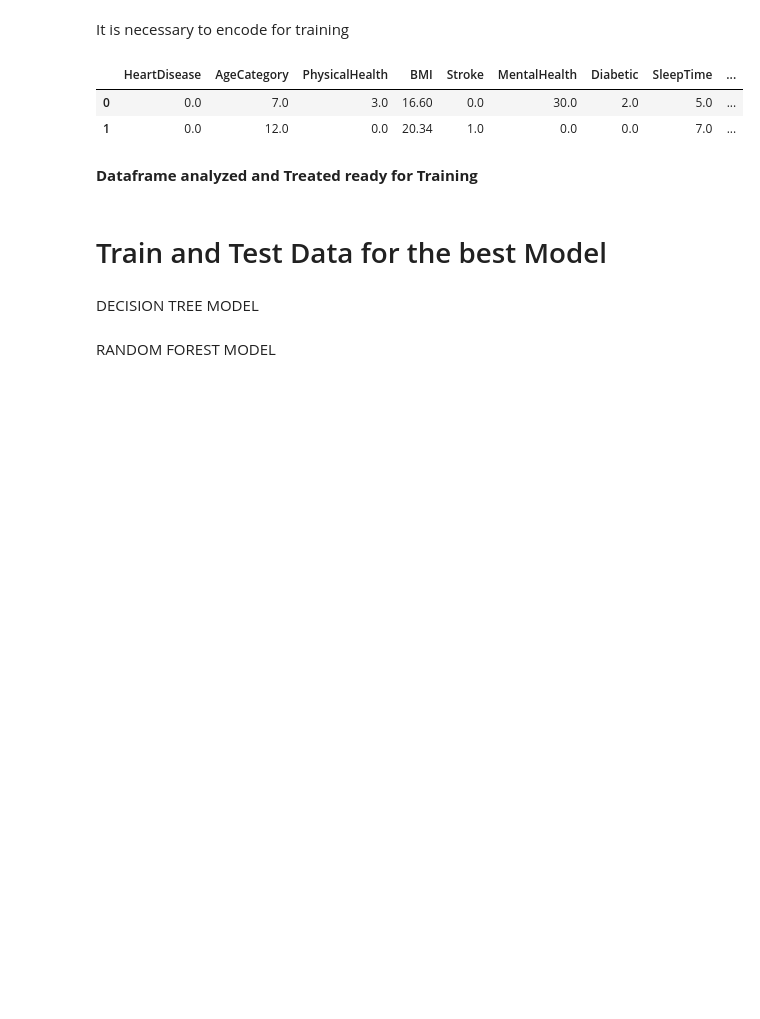
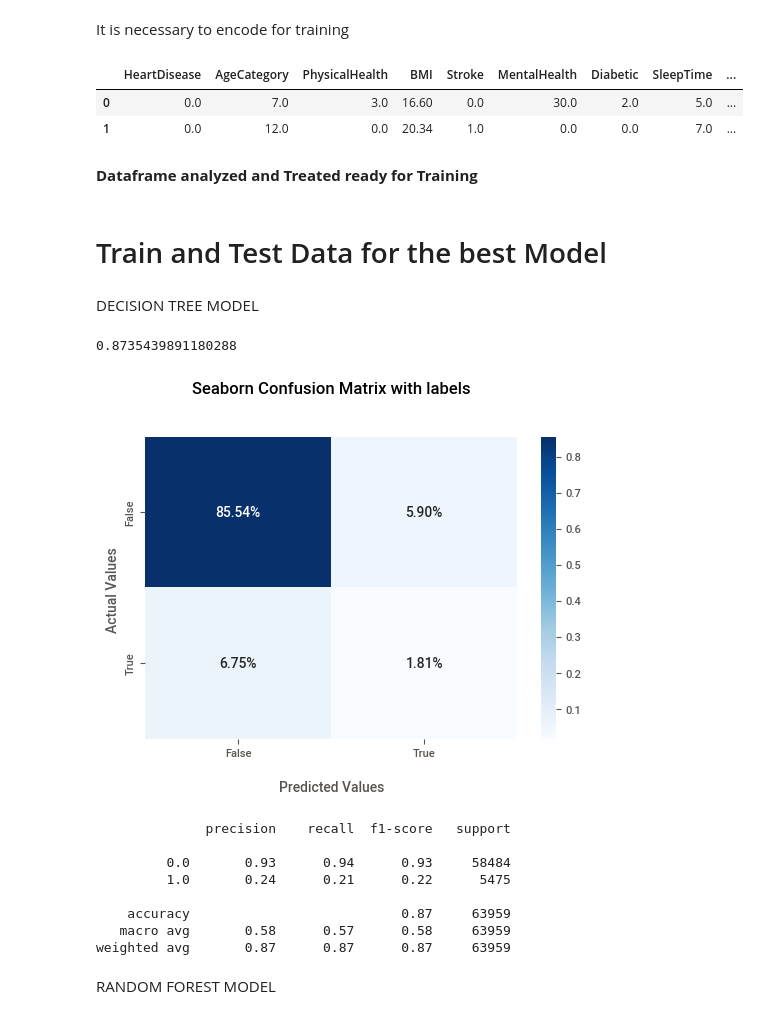
Before and after one commit to Cepeda-R/Data-Science, a Jupyter notebook: HeartDisease.ipynb, the cells around one changed output. Cells and saved outputs as stored; diff of their text form; code cells hidden in the pictures; blank space fills up the shorter version.

```diff
--- a/HeartDisease.ipynb
+++ b/HeartDisease.ipynb
@@ -477,22 +478,45 @@ from sklearn.metrics import confusion_matrix
 from sklearn.metrics import classification_report
 from sklearn.metrics import accuracy_score
 # %%
-#x_train, x_test, y_train, y_test = train_test_split ( X, y , test_size=0.2, random_state=42)
+x_train, x_test, y_train, y_test = train_test_split ( X, y , test_size=0.2, stratify=y, random_state=42, shuffle=True)
 # %% [markdown]
 DECISION TREE MODEL
 # %%
 #define model
-#dtree_model = DecisionTreeClassifier()
+dtree_model = DecisionTreeClassifier()
 
 #do the fit model vs. dataframe and target
-##dtree_model.fit(x_train, y_train)
+dtree_model.fit(x_train, y_train)
 
 #prediction results to evaluate accuracy
-#y_pred_dtree = dtree_model.predict(x_test)
+y_pred_dtree = dtree_model.predict(x_test)
 
 print(accuracy_score(y_test, y_pred_dtree))
-print(confusion_matrix(y_test, y_pred_dtree))
+
+cf_matrix=confusion_matrix(y_test, y_pred_dtree)
+ax = sns.heatmap(cf_matrix/np.sum(cf_matrix), annot=True, fmt='.2%', cmap='Blues')
+ax.set_title('Seaborn Confusion Matrix with labels\n\n');
+ax.set_xlabel('\nPredicted Values')
+ax.set_ylabel('Actual Values ');
+## Ticket labels - List must be in alphabetical order
+ax.xaxis.set_ticklabels(['False','True'])
+ax.yaxis.set_ticklabels(['False','True'])
+## Display the visualization of the Confusion Matrix.
+plt.show()
+
+#print(confusion_matrix(y_test, y_pred_dtree))
 print(classification_report(y_test, y_pred_dtree))
+# %% [output]
+0.8735439891180288
+[figure, added]
+              precision    recall  f1-score   support
+
+         0.0       0.93      0.94      0.93     58484
+         1.0       0.24      0.21      0.22      5475
+
+    accuracy                           0.87     63959
+   macro avg       0.58      0.57      0.58     63959
+weighted avg       0.87      0.87      0.87     63959
 # %% [markdown]
 RANDOM FOREST MODEL
 # %%
```
Also changed, not shown: parts of 7 cells of this notebook.
